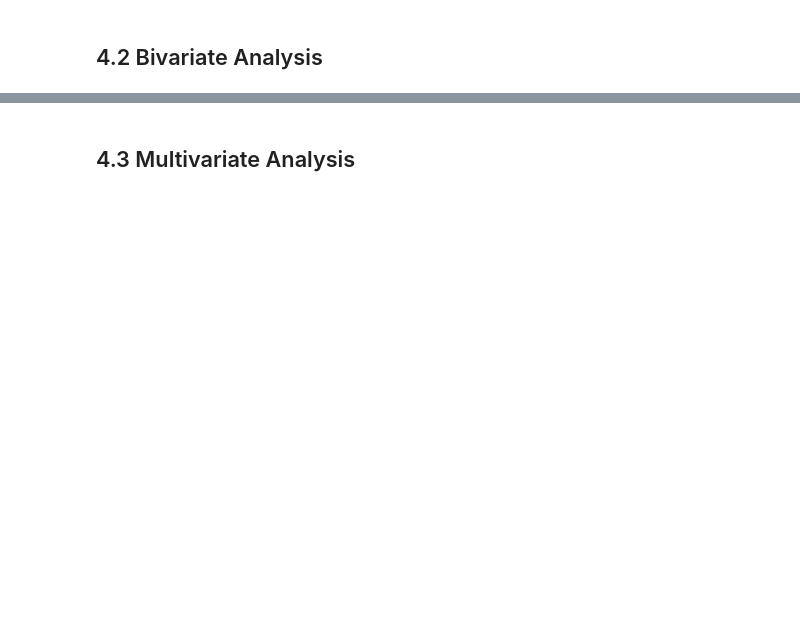
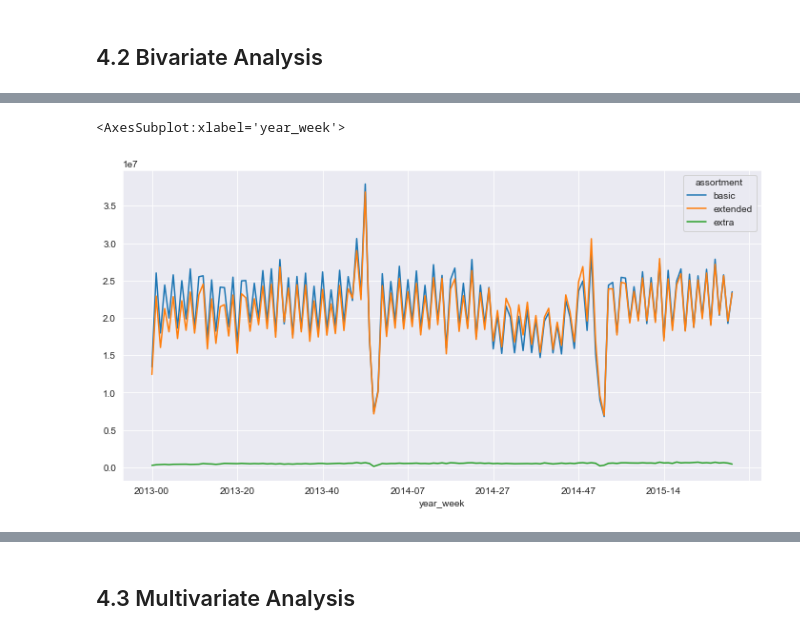
Before and after one commit to felipedmnq/Data-Science-T, a Jupyter notebook: Notebooks/Data_Science_T_M4.ipynb, the cells around one changed output, grey strips where cells are left out. Drawn from its saved outputs; the diff is of its cells as text; code cells hidden in the pictures; blank space fills up the shorter version.

```diff
--- a/Notebooks/Data_Science_T_M4.ipynb
+++ b/Notebooks/Data_Science_T_M4.ipynb
@@ -516,0 +653,9 @@ num_attributes.hist(figsize = (20,12), bins = 25);
+# %%
+aux2_week_mean = df4[['year_week', 'assortment', 'sales']].groupby(['year_week','assortment']).mean().reset_index()
+aux2_week_sum = df4[['year_week', 'assortment', 'sales']].groupby(['year_week','assortment']).sum().reset_index()
+
+aux2_week_mean_pivot = aux2_week_mean.pivot(index = 'year_week', columns = 'assortment' , values = 'sales')
+aux2_week_sum_pivot = aux2_week_sum.pivot(index = 'year_week', columns = 'assortment' , values = 'sales')
+
+display(aux2_week_sum_pivot)
+display(aux2_week_mean_pivot)
@@ -516,0 +691,5 @@ num_attributes.hist(figsize = (20,12), bins = 25);
+# %%
+aux2_week_sum_pivot.plot(figsize = (12, 6))
+# %% [output]
+<AxesSubplot:xlabel='year_week'>
+[figure, added]
```
Also changed, not shown: parts of 14 cells of this notebook.
